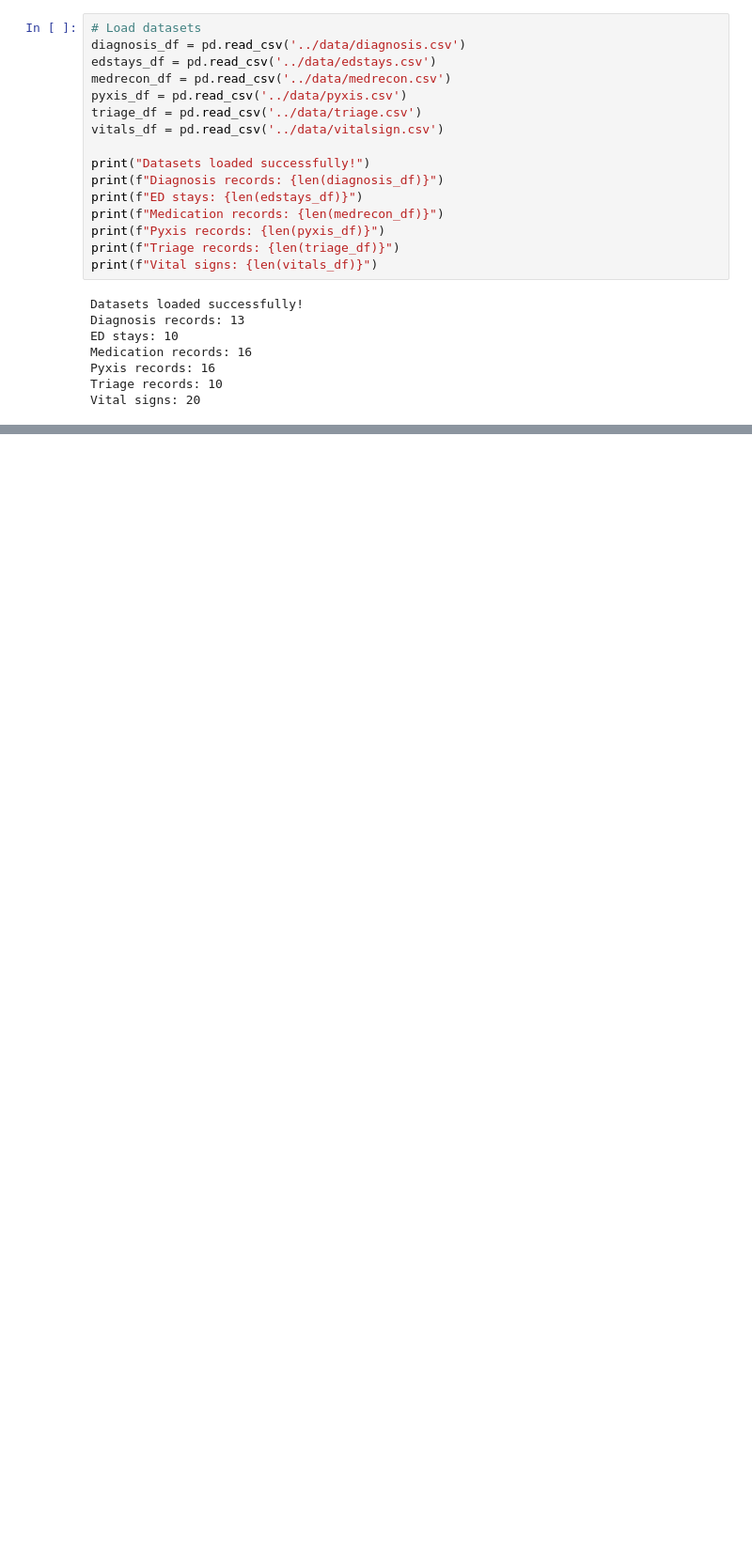
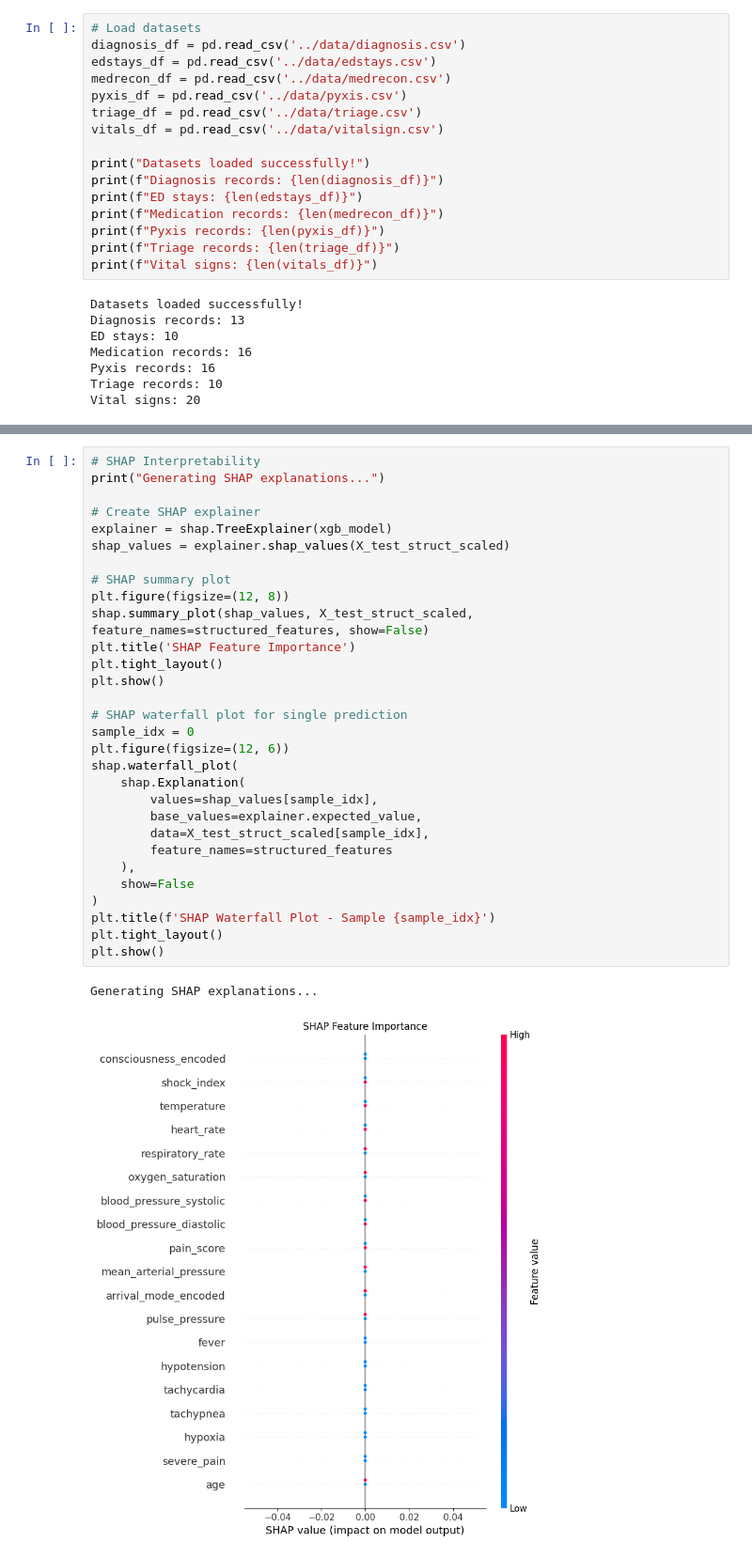
Before and after one commit to hreger/aitriage, a Jupyter notebook: notebooks/triage_model.ipynb, the cells around one changed output, grey strips where cells are left out. Shown: that part at 94% size. Drawn from its saved outputs; the diff is of its cells as text; blank space fills up the shorter version.

```diff
--- a/notebooks/triage_model.ipynb
+++ b/notebooks/triage_model.ipynb
@@ -245,0 +561,33 @@ Sample 2: Predicted=Urgent, Confidence=0.761
+# %%
+# SHAP Interpretability
+print("Generating SHAP explanations...")
+
+# Create SHAP explainer
+explainer = shap.TreeExplainer(xgb_model)
+shap_values = explainer.shap_values(X_test_struct_scaled)
+
+# SHAP summary plot
+plt.figure(figsize=(12, 8))
+shap.summary_plot(shap_values, X_test_struct_scaled, feature_names=structured_features, show=False)
+plt.title('SHAP Feature Importance')
+plt.tight_layout()
+plt.show()
+
+# SHAP waterfall plot for single prediction
+sample_idx = 0
+plt.figure(figsize=(12, 6))
+shap.waterfall_plot(
+    shap.Explanation(
+        values=shap_values[sample_idx],
+        base_values=explainer.expected_value,
+        data=X_test_struct_scaled[sample_idx],
+        feature_names=structured_features
+    ),
+    show=False
+)
+plt.title(f'SHAP Waterfall Plot - Sample {sample_idx}')
+plt.tight_layout()
+plt.show()
+# %% [output]
+Generating SHAP explanations...
+[figure, added]
```
Also changed, not shown: parts of 20 cells of this notebook, 15 other files.
